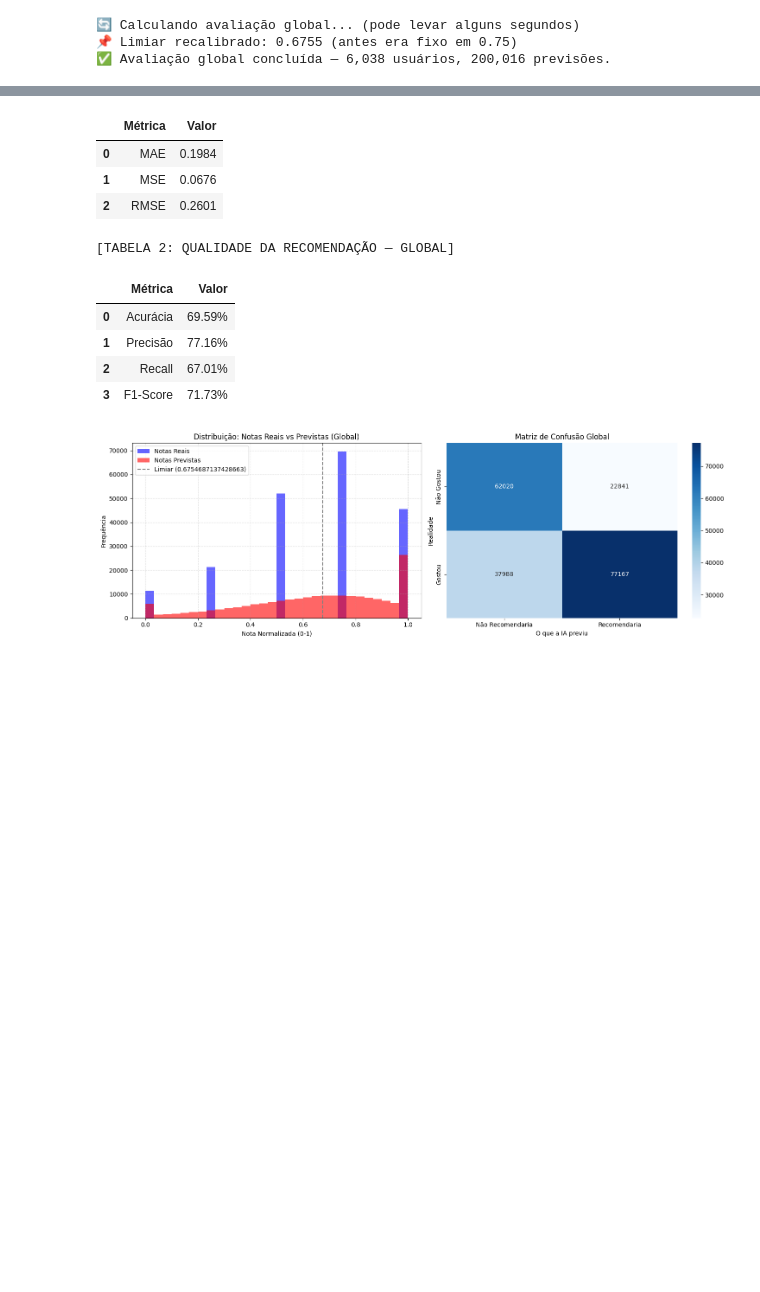
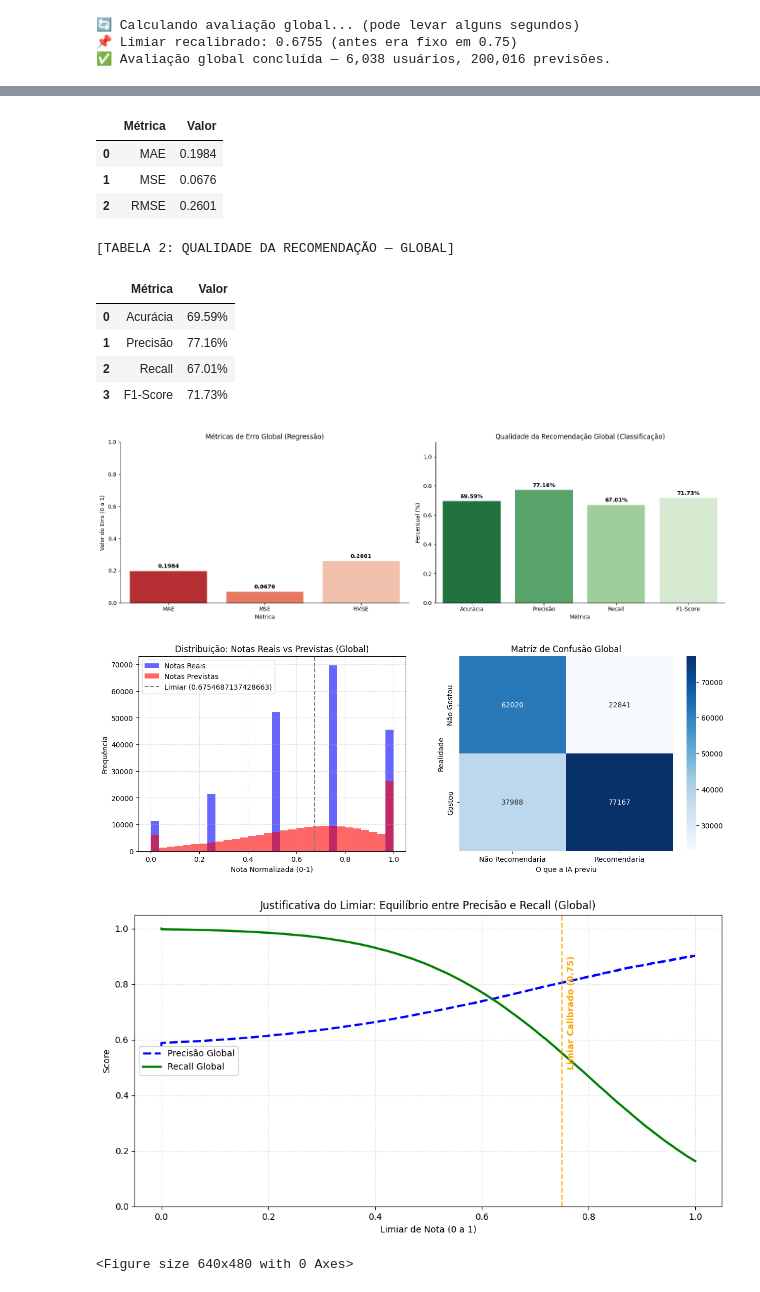
Before and after one commit to ryansousa2002nh-collab/Sistema_recomendacao_ia, a Jupyter notebook: scripts/machine_learning.ipynb, the cells around one changed output, grey strips where cells are left out. Cells and saved outputs as stored; diff of their text form; code cells hidden in the pictures; blank space fills up the shorter version.

```diff
--- a/scripts/machine_learning.ipynb
+++ b/scripts/machine_learning.ipynb
@@ -262,7 +262,8 @@ def mostrar_recomendacoes(u_id, top_n):
 
     # Identifica filmes que o usuário JÁ ASSISTIU
     # Usamos o 'df' original que contém todo o histórico
-    ja_vistos = df[df['userId'] == u_id]['movieId'].unique()
+    # ja_vistos = df[df['userId'] == u_id]['movieId'].unique()
+    ja_vistos_treino = set(df_train[df_train['userId'] == u_id]['movieId'].unique())
 
     previsoes = []
 
@@ -270,7 +271,7 @@ def mostrar_recomendacoes(u_id, top_n):
     for m_id in user_movie_matrix.columns:
 
         # Pula os filmes já vistos pelo usuário
-        if m_id in ja_vistos:
+        if m_id in ja_vistos_treino:
             continue
 
         idx_col = user_movie_matrix.columns.get_loc(m_id)
@@ -288,7 +289,7 @@ def mostrar_recomendacoes(u_id, top_n):
 
             previsoes.append({
                 "Filme": info['title'].values[0],
-                "Previsão": round(estrelas_final, 2), # <-- Use aqui a variável com o clip!
+                "Previsão": round(estrelas_final, 2),
                 "Gênero": info['genres'].values[0]
             })
 
@@ -425,7 +426,7 @@ def prever_notas(u_id, ids_filmes):
         score_final = scores[i] + b_usuario + b_filme
         scores_corrigidos.append(score_final)
 
-    return np.clip(scores_corrigidos, 0, 1), ids_validos
+    return np.clip(np.array(scores_corrigidos).flatten(), 0, 1), ids_validos
 
 print("✅ Função de previsão com bias definida.")
 # print(f"📌 Média global: {media_global:.4f}")
@@ -634,6 +692,37 @@ display(df_reg_g.style.format({"Valor": "{:.4f}"}).background_gradient(cmap='Red
 print("\n[TABELA 2: QUALIDADE DA RECOMENDAÇÃO — GLOBAL]")
 display(df_cla_g.style.format({"Valor": "{:.2%}"}).background_gradient(cmap='Greens', subset=["Valor"]))
 
+# --- Gráfico de Barras: Visualização das Métricas GLOBAIS (Vertical) ---
+fig_metrics_g, axes_metrics_g = plt.subplots(1, 2, figsize=(16, 5))
+
+# 1. Gráfico de Erros Globais (Regressão)
+sns.barplot(x="Métrica", y="Valor", data=df_reg_g, ax=axes_metrics_g[0],
+            palette="Reds_r", hue="Métrica", legend=False)
+
+axes_metrics_g[0].set_title("Métricas de Erro Global (Regressão)")
+axes_metrics_g[0].set_ylim(0, 1) # Travado em 1 para mostrar que o erro é proporcionalmente pequeno
+axes_metrics_g[0].set_ylabel("Valor do Erro (0 a 1)")
+
+# Adicionando os valores no topo das barras
+for i, v in enumerate(df_reg_g["Valor"]):
+    axes_metrics_g[0].text(i, v + 0.02, f"{v:.4f}", color='black', ha='center', fontweight='bold')
+
+# 2. Gráfico de Qualidade Global (Classificação)
+sns.barplot(x="Métrica", y="Valor", data=df_cla_g, ax=axes_metrics_g[1],
+            palette="Greens_r", hue="Métrica", legend=False)
+
+axes_metrics_g[1].set_title("Qualidade da Recomendação Global (Classificação)")
+axes_metrics_g[1].set_ylim(0, 1.1) # Respiro para o texto da porcentagem
+axes_metrics_g[1].set_ylabel("Percentual (%)")
+
+# Adicionando os valores no topo das barras
+for i, v in enumerate(df_cla_g["Valor"]):
+    axes_metrics_g[1].text(i, v + 0.02, f"{v:.2%}", color='black', ha='center', fontweight='bold')
+
+sns.despine()
+plt.tight_layout()
+plt.show()
+
 # --- Distribuição das notas reais vs previstas ---
 fig, axes = plt.subplots(1, 2, figsize=(15, 5))
 
@@ -644,31 +733,54 @@ axes[0].set_title('Distribuição: Notas Reais vs Previstas (Global)')
 axes[0].set_xlabel('Nota Normalizada (0-1)')
 axes[0].set_ylabel('Frequência')
 axes[0].legend()
 axes[0].grid(True, linestyle='--', alpha=0.4)
 
 cm_g = confusion_matrix(y_real_bin_g, y_pred_bin_g)
 sns.heatmap(cm_g, annot=True, fmt='d', cmap='Blues', ax=axes[1],
             xticklabels=['Não Recomendaria', 'Recomendaria'],
             yticklabels=['Não Gostou', 'Gostou'])
 axes[1].set_title('Matriz de Confusão Global')
 axes[1].set_ylabel('Realidade')
 axes[1].set_xlabel('O que a IA previu')
 
+# 1. Calculando os valores da curva global
+# y_real_bin_g e todos_y_pred já foram definidos no seu bloco global
+prec_curve_g, rec_curve_g, thresh_curve_g = precision_recall_curve(y_real_bin_g, todos_y_pred)
+
+plt.figure(figsize=(12, 6))
+plt.plot(thresh_curve_g, prec_curve_g[:-1], "b--", label="Precisão Global", linewidth=2.5)
+plt.plot(thresh_curve_g, rec_curve_g[:-1], "g-", label="Recall Global", linewidth=2.5)
+
+# Linha indicativa do limiar escolhido
+plt.axvline(x=0.75, color='orange', linestyle='--', alpha=0.8)
+plt.text(0.76, 0.5, 'Limiar Calibrado (0.75)', color='orange', fontweight='bold', rotation=90)
+
+plt.title('Justificativa do Limiar: Equilíbrio entre Precisão e Recall (Global)')
+plt.xlabel('Limiar de Nota (0 a 1)')
+plt.ylabel('Score')
+plt.legend(loc="center left")
+plt.grid(True, linestyle=':', alpha=0.6)
+plt.ylim([0, 1.05])
+plt.show()
+
 plt.tight_layout()
 plt.show()
 # %% [output]
 📊 DESEMPENHO GLOBAL DO MODELO
 --------------------------------------------------
 
 [TABELA 1: ERROS DE NOTA — GLOBAL]
 |  | Métrica | Valor |
 | 0 | MAE | 0.1984 |
 | 1 | MSE | 0.0676 |
 | 2 | RMSE | 0.2601 |
 [TABELA 2: QUALIDADE DA RECOMENDAÇÃO — GLOBAL]
 |  | Métrica | Valor |
 | 0 | Acurácia | 69.59% |
 | 1 | Precisão | 77.16% |
 | 2 | Recall | 67.01% |
 | 3 | F1-Score | 71.73% |
-[figure, old version]
+[figure, new version]
+[figure, added]
+[figure, added]
+<Figure size 640x480 with 0 Axes>
```
Also changed, not shown: parts of 5 cells of this notebook.
